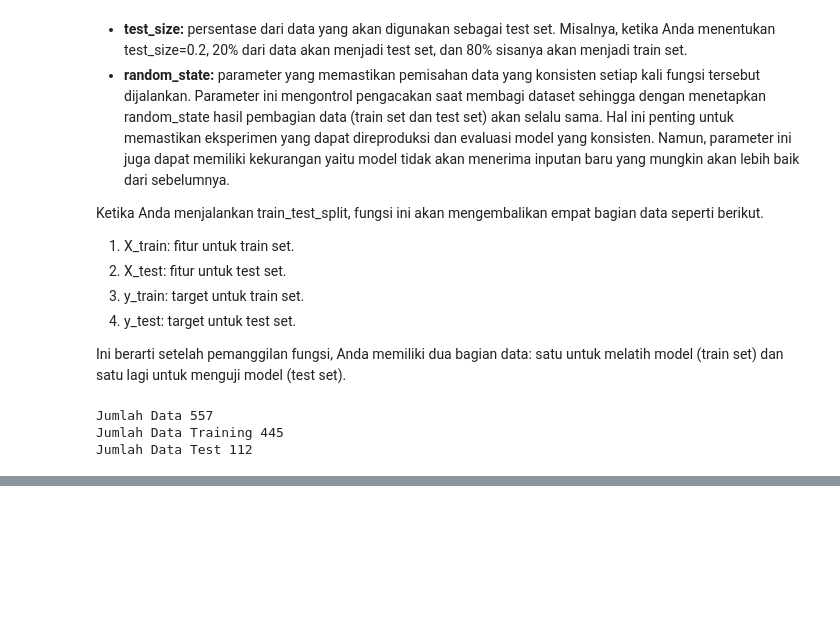
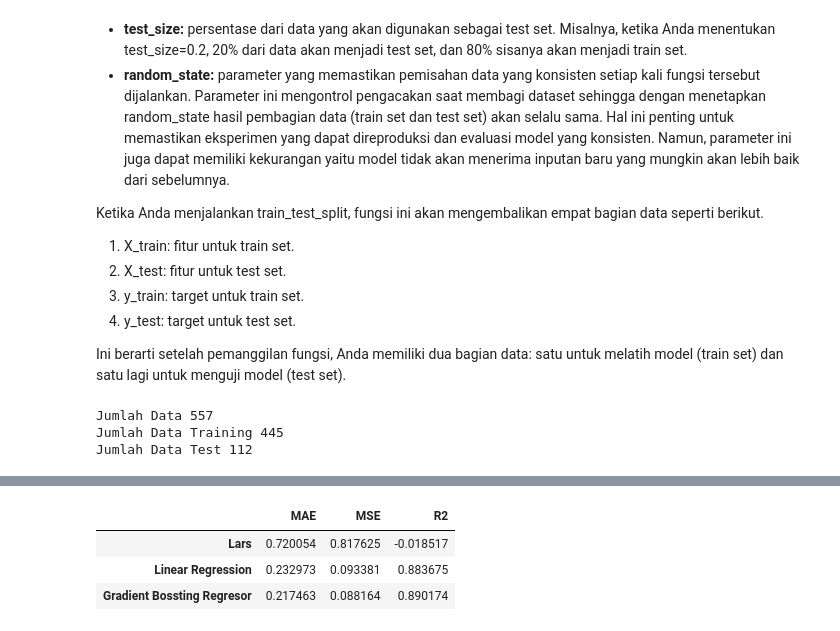
Before and after one commit to Luseat/Data-mining, a Jupyter notebook: belajar_ml.ipynb, the cells around one changed output, grey strips where cells are left out. Drawn from its saved outputs; the diff is of its cells as text; code cells hidden in the pictures; blank space fills up the shorter version.

```diff
--- a/belajar_ml.ipynb
+++ b/belajar_ml.ipynb
@@ -544,0 +604,15 @@ Jumlah Data Test 112
+# %%
+# Evaluasi pada model Gradient Bossting Regressor
+pred_GBR = GBR.predict(x_test)
+mae_GBR = mean_absolute_error(y_test, pred_GBR)
+mse_GBR = mean_squared_error(y_test, pred_GBR)
+r2_GBR = r2_score(y_test, pred_GBR)
+
+# Menambahkan hasil evaluasi GBR ke DataFrame
+df_results.loc['Gradient Bossting Regresor'] = [mae_GBR, mse_GBR, r2_GBR]
+df_results
+# %% [output]
+|  | MAE | MSE | R2 |
+| Lars | 0.720054 | 0.817625 | -0.018517 |
+| Linear Regression | 0.232973 | 0.093381 | 0.883675 |
+| Gradient Bossting Regresor | 0.217463 | 0.088164 | 0.890174 |
```
Also changed, not shown: parts of 5 cells of this notebook.
